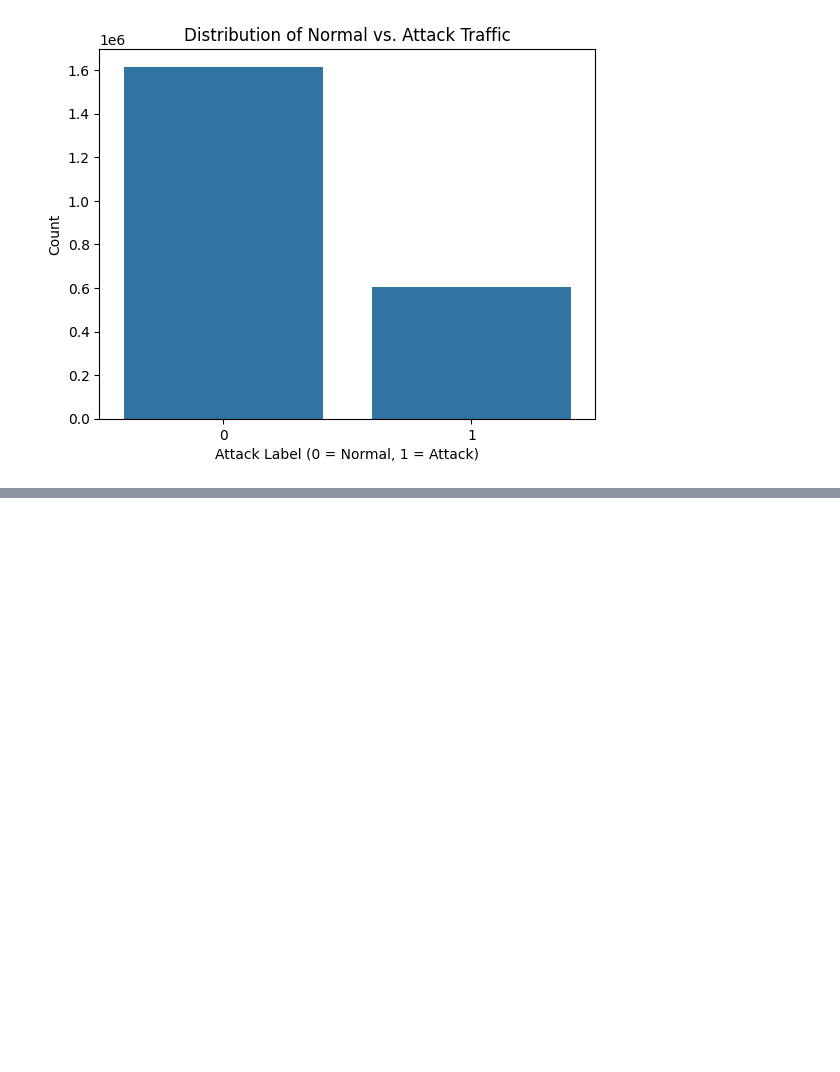
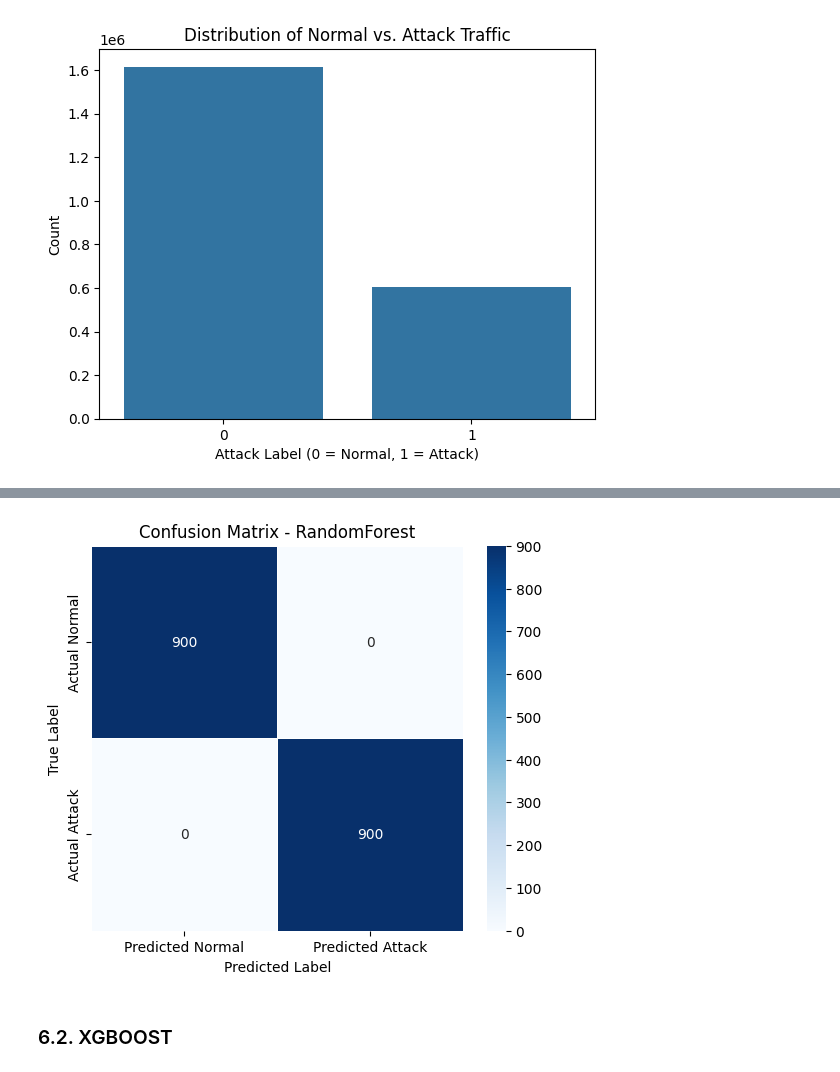
Before and after one commit to Jorge-Tejero-Fdez/ThreatLogLLM, a Jupyter notebook: ML-training/ml_binary.ipynb, the cells around one changed output, grey strips where cells are left out. Saved outputs shown, nothing was run; the diff lists cells and outputs as text; code cells hidden in the pictures; blank space fills up the shorter version.

```diff
--- a/ML-training/ml_binary.ipynb
+++ b/ML-training/ml_binary.ipynb
@@ -556,0 +224,8 @@ RandomForest  1.000000  1.000000   1.000000  1.000000
+# %%
+X_temp, X_test, y_temp, y_test = train_test_split(
+    X, y, test_size=0.15, random_state=42, stratify=y
+)
+
+X_train, X_val, y_train, y_val = train_test_split(
+    X_temp, y_temp, test_size=0.176, random_state=42, stratify=y_temp
+)
@@ -556,0 +278,18 @@ RandomForest  1.000000  1.000000   1.000000  1.000000
+# %%
+# Compute the confusion matrix
+cm = confusion_matrix(y_test, y_pred_RF)
+
+# Convert to DataFrame for better visualization
+cm_df = pd.DataFrame(cm, index=["Actual Normal", "Actual Attack"], columns=["Predicted Normal", "Predicted Attack"])
+
+# Plot the confusion matrix
+plt.figure(figsize=(6,5))
+sns.heatmap(cm_df, annot=True, fmt='d', cmap='Blues', linewidths=0.5)
+plt.xlabel("Predicted Label")
+plt.ylabel("True Label")
+plt.title("Confusion Matrix - RandomForest")
+plt.show()
+# %% [output]
+[figure, added]
+# %% [markdown]
+### 6.2. XGBOOST
```
Also changed, not shown: parts of 56 cells of this notebook.
